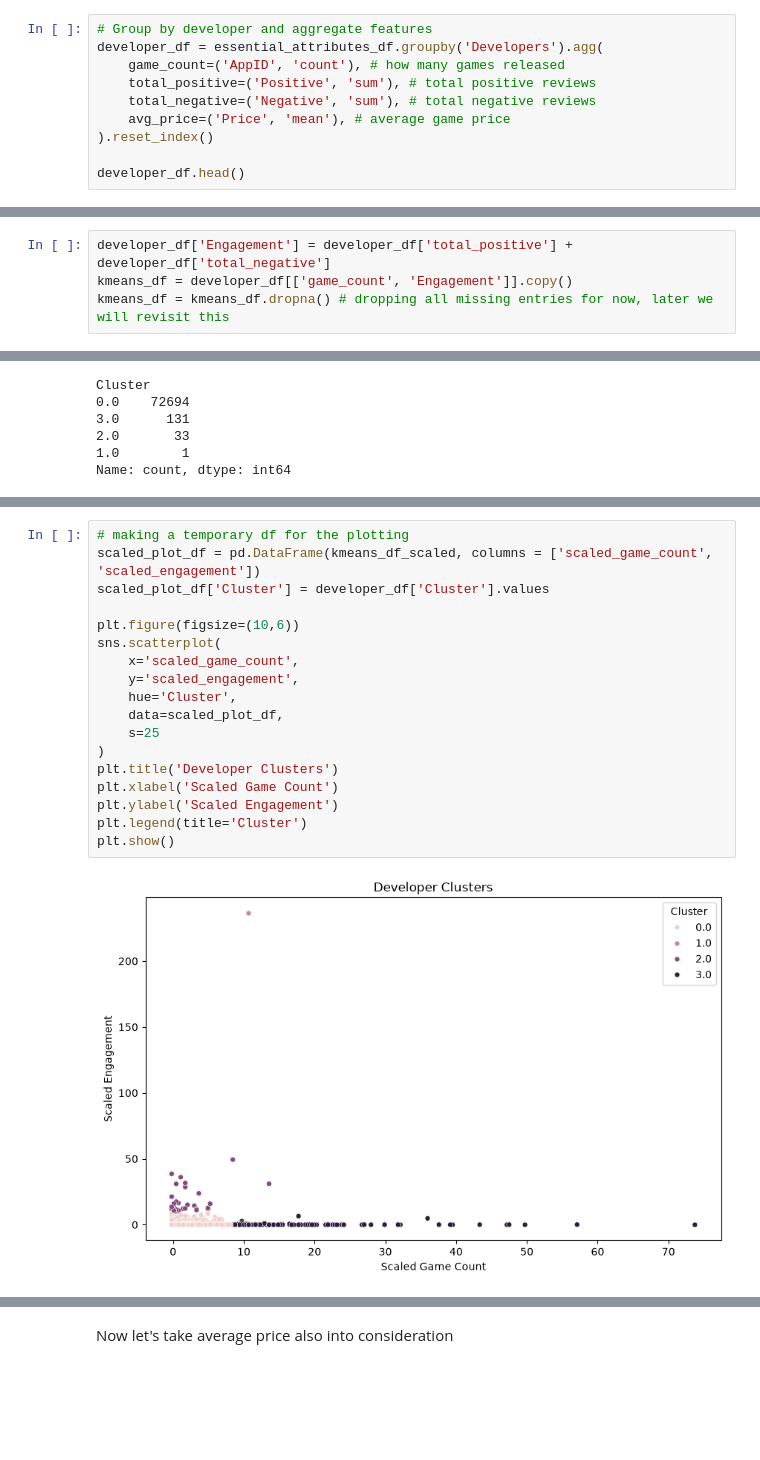
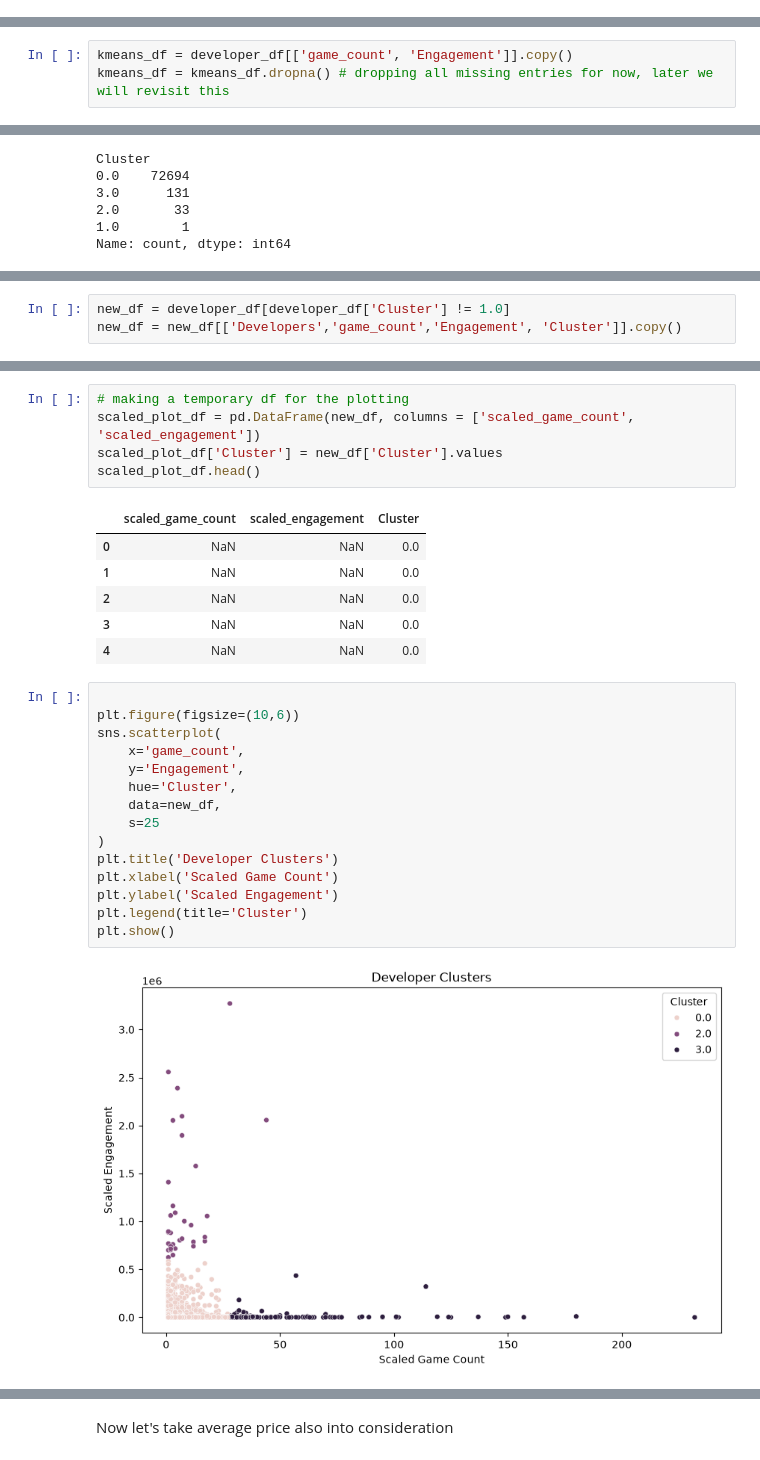
Before and after one commit to mangabe16/steam-developer-career-patterns, a Jupyter notebook: submission.ipynb, the cells around one changed output, grey strips where cells are left out. Cells and saved outputs as stored; diff of their text form; blank space fills up the shorter version.

```diff
--- a/submission.ipynb
+++ b/submission.ipynb
@@ -397,10 +410,0 @@ For our analysis, we need a dataframe of developers, not of games. For this, let
-# %%
-# Group by developer and aggregate features
-developer_df = essential_attributes_df.groupby('Developers').agg(
-    game_count=('AppID', 'count'), # how many games released
-    total_positive=('Positive', 'sum'), # total positive reviews
-    total_negative=('Negative', 'sum'), # total negative reviews
-    avg_price=('Price', 'mean'), # average game price
-).reset_index()
-
-developer_df.head()
@@ -418,7 +411,6 @@ developer_df.shape
 # %% [markdown]
 To keep our data 2-dimensional, let us only first look at engagement (the sum of positive and negative reviews) and the game count
 # %%
-developer_df['Engagement'] = developer_df['total_positive'] + developer_df['total_negative']
 kmeans_df = developer_df[['game_count', 'Engagement']].copy()
 kmeans_df = kmeans_df.dropna() # dropping all missing entries for now, later we will revisit this
 # %% [markdown]
@@ -503,0 +505,3 @@ Name: count, dtype: int64
+# %%
+new_df = developer_df[developer_df['Cluster'] != 1.0]
+new_df = new_df[['Developers','game_count','Engagement', 'Cluster']].copy()
@@ -504,20 +524,29 @@ Name: count, dtype: int64
 # %%
 # making a temporary df for the plotting
-scaled_plot_df = pd.DataFrame(kmeans_df_scaled, columns = ['scaled_game_count', 'scaled_engagement'])
-scaled_plot_df['Cluster'] = developer_df['Cluster'].values
-
-plt.figure(figsize=(10,6))
-sns.scatterplot(
-    x='scaled_game_count',
-    y='scaled_engagement',
-    hue='Cluster',
-    data=scaled_plot_df,
-    s=25
-)
-plt.title('Developer Clusters')
-plt.xlabel('Scaled Game Count')
-plt.ylabel('Scaled Engagement')
-plt.legend(title='Cluster')
-plt.show()
+scaled_plot_df = pd.DataFrame(new_df, columns = ['scaled_game_count', 'scaled_engagement'])
+scaled_plot_df['Cluster'] = new_df['Cluster'].values
+scaled_plot_df.head()
 # %% [output]
-[figure, removed]
+|  | scaled_game_count | scaled_engagement | Cluster |
+| 0 | NaN | NaN | 0.0 |
+| 1 | NaN | NaN | 0.0 |
+| 2 | NaN | NaN | 0.0 |
+| 3 | NaN | NaN | 0.0 |
+| 4 | NaN | NaN | 0.0 |
+# %%
+
+plt.figure(figsize=(10,6))
+sns.scatterplot(
+    x='game_count',
+    y='Engagement',
+    hue='Cluster',
+    data=new_df,
+    s=25
+)
+plt.title('Developer Clusters')
+plt.xlabel('Scaled Game Count')
+plt.ylabel('Scaled Engagement')
+plt.legend(title='Cluster')
+plt.show()
+# %% [output]
+[figure, added]
```
Also changed, not shown: parts of 22 cells of this notebook.
